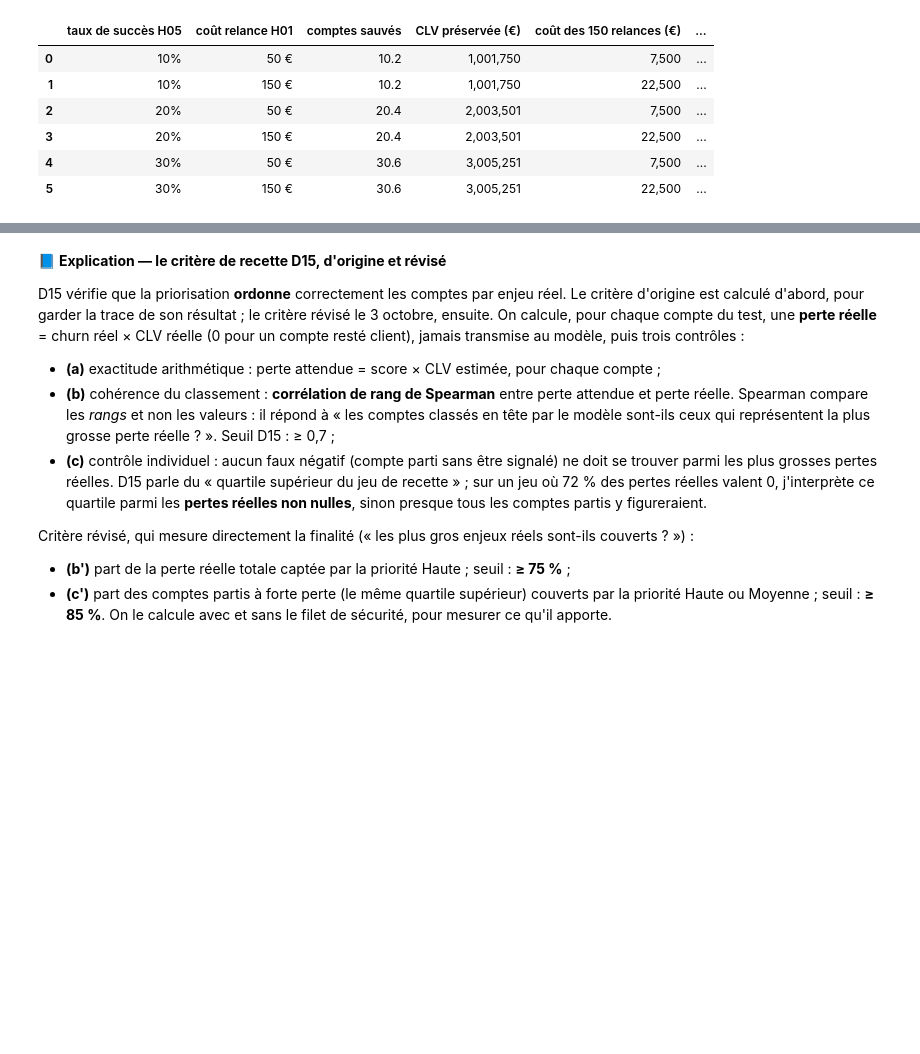
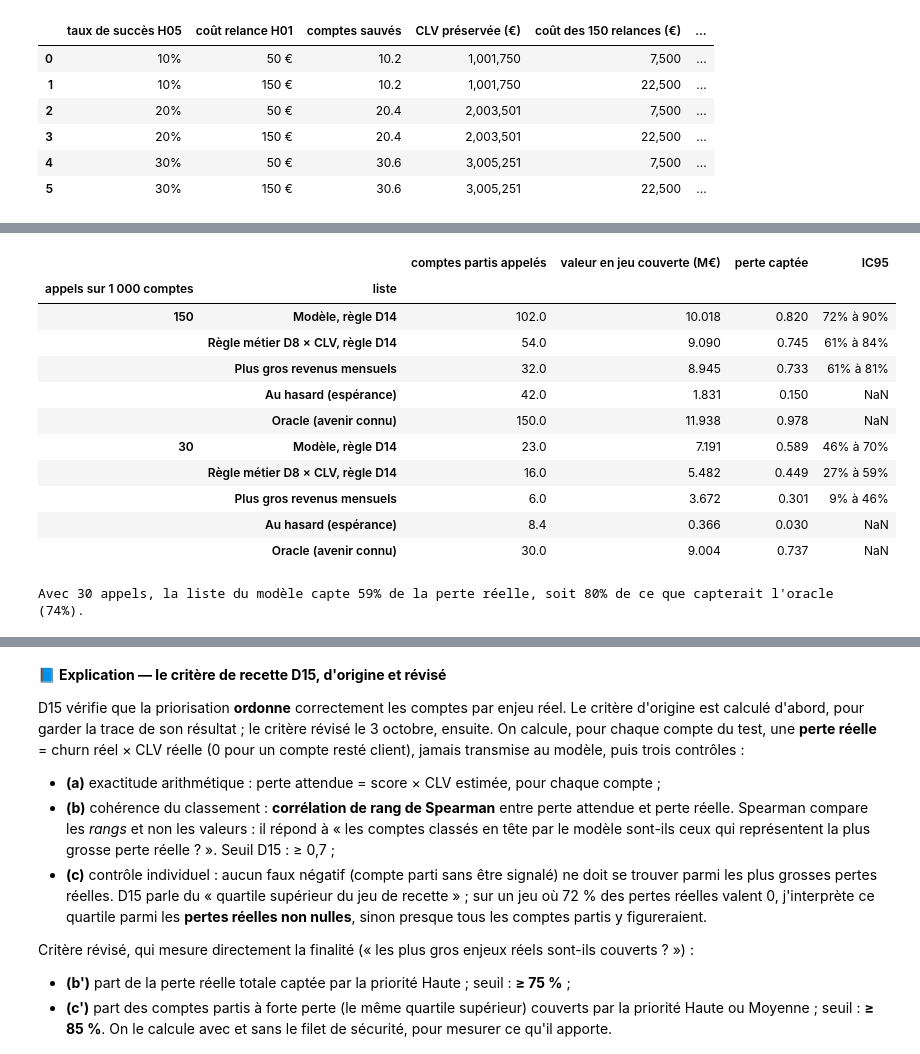
Before and after one commit to guillaumesaidani-coder/churn_saas, a Jupyter notebook: reports/notebooks/notebook_certifiant_churn_saas.ipynb, the cells around one changed output, grey strips where cells are left out. Cells and saved outputs as stored; diff of their text form; code cells hidden in the pictures; blank space fills up the shorter version.

```diff
--- a/reports/notebooks/notebook_certifiant_churn_saas.ipynb
+++ b/reports/notebooks/notebook_certifiant_churn_saas.ipynb
@@ -3883,6 +4264,17 @@ synthese_churn = pd.DataFrame({
 display(synthese_churn.round(3))
 print(f"Critère D8 sur le test : gain de PR-AUC = {metriques_test['gain_pr_auc_vs_D8']:+.3f} "
       f"(exigé : +{GAIN_MIN_D8}) -> {'respecté' if metriques_test['critere_D8_respecte'] else 'NON respecté'}")
+
+generateur_d8 = np.random.default_rng(RANDOM_STATE)
+ecarts_d8 = []
+for _ in range(2000):
+    t = generateur_d8.integers(0, len(y_test), len(y_test))
+    ecarts_d8.append(average_precision_score(y_test.iloc[t], proba_test[t])
+                     - average_precision_score(y_test.iloc[t], score_regle_test.iloc[t]))
+ecarts_d8 = np.array(ecarts_d8)
+ic_d8 = np.percentile(ecarts_d8, [2.5, 97.5])
+print(f"Gain sur la règle D8 : intervalle de confiance à 95 % (bootstrap du test) de {ic_d8[0]:+.3f} à {ic_d8[1]:+.3f} ; "
+      f"{np.mean(ecarts_d8 < GAIN_MIN_D8):.0%} des tirages sous le seuil de +{GAIN_MIN_D8}")
 # %% [output]
 |  | validation croisée (train) | test | baseline métier D8 (test) |
 | PR-AUC | 0.785 | 0.748 | 0.593 |
@@ -4035,0 +4440,61 @@ témoin (D12–D13) permettra de mesurer l'impact réel.
+# %%
+capacite_production = round(CAPACITE_CSM_D10 * len(test) / 5000)    # 150 appels pour 5 000 comptes -> 30 pour 1 000
+perte_test = (cycle_reel["churn"] * cycle_reel["valeur_vie_client_eur"]).to_numpy()
+churn_cycle = cycle_reel["churn"].to_numpy()
+score_cycle, valeur_cycle = cycle_reel["score_churn"].to_numpy(), cycle_reel["valeur_vie_estimee_eur"].to_numpy()
+revenu_cycle = cycle_reel["revenu_mensuel_recurrent_eur"].to_numpy()
+platt_regle = LogisticRegression().fit(score_regle_train, y_train)
+p_regle_cycle = platt_regle.predict_proba(cycle_reel[["score_regle"]].to_numpy())[:, 1]
+seuil_regle = seuils_decision["Règle métier D8 (calibrée)"]
+LISTES_TEST = {
+    "Modèle, règle D14": lambda idx: (idx[score_cycle[idx] >= SEUIL_D9], score_cycle * valeur_cycle),
+    "Règle métier D8 × CLV, règle D14": lambda idx: (idx[p_regle_cycle[idx] >= seuil_regle], p_regle_cycle * valeur_cycle),
+    "Plus gros revenus mensuels": lambda idx: (idx, revenu_cycle),
+}
+
+
+def appels_test(idx, k, nom):
+    eligibles, cle = LISTES_TEST[nom](idx)
+    return eligibles[np.argsort(-cle[eligibles], kind="stable")][:k]
+
+
+generateur_test = np.random.default_rng(RANDOM_STATE)
+tirages_test = [generateur_test.integers(0, len(perte_test), len(perte_test)) for _ in range(1000)]
+tous_test = np.arange(len(perte_test))
+lignes_echelle = []
+for k in (CAPACITE_CSM_D10, capacite_production):
+    for nom in LISTES_TEST:
+        appeles = appels_test(tous_test, k, nom)
+        boot = [perte_test[appels_test(t, k, nom)].sum() / perte_test[t].sum() for t in tirages_test]
+        lignes_echelle.append({"appels sur 1 000 comptes": k, "liste": nom,
+                               "comptes partis appelés": int(churn_cycle[appeles].sum()),
+                               "valeur en jeu couverte (M€)": perte_test[appeles].sum() / 1e6,
+                               "perte captée": perte_test[appeles].sum() / perte_test.sum(),
+                               "IC95": f"{np.percentile(boot, 2.5):.0%} à {np.percentile(boot, 97.5):.0%}"})
+    lignes_echelle.append({"appels sur 1 000 comptes": k, "liste": "Au hasard (espérance)",
+                           "comptes partis appelés": round(k * churn_cycle.mean(), 1),
+                           "valeur en jeu couverte (M€)": k * perte_test.mean() / 1e6, "perte captée": k / len(perte_test)})
+    lignes_echelle.append({"appels sur 1 000 comptes": k, "liste": "Oracle (avenir connu)",
+                           "comptes partis appelés": int(min(k, churn_cycle.sum())),
+                           "valeur en jeu couverte (M€)": np.sort(perte_test)[::-1][:k].sum() / 1e6,
+                           "perte captée": np.sort(perte_test)[::-1][:k].sum() / perte_test.sum()})
+echelle = pd.DataFrame(lignes_echelle).set_index(["appels sur 1 000 comptes", "liste"])
+display(echelle.round(3))
+capte_production = echelle.loc[(capacite_production, "Modèle, règle D14"), "perte captée"]
+oracle_production = echelle.loc[(capacite_production, "Oracle (avenir connu)"), "perte captée"]
+print(f"Avec {capacite_production} appels, la liste du modèle capte {capte_production:.0%} de la perte réelle, "
+      f"soit {capte_production / oracle_production:.0%} de ce que capterait l'oracle ({oracle_production:.0%}).")
+# %% [output]
+|  |  | comptes partis appelés | valeur en jeu couverte (M€) | perte captée | IC95 |
+| appels sur 1 000 comptes | liste |  |  |  |  |
+| 150 | Modèle, règle D14 | 102.0 | 10.018 | 0.820 | 72% à 90% |
+|  | Règle métier D8 × CLV, règle D14 | 54.0 | 9.090 | 0.745 | 61% à 84% |
+|  | Plus gros revenus mensuels | 32.0 | 8.945 | 0.733 | 61% à 81% |
+|  | Au hasard (espérance) | 42.0 | 1.831 | 0.150 | NaN |
+|  | Oracle (avenir connu) | 150.0 | 11.938 | 0.978 | NaN |
+| 30 | Modèle, règle D14 | 23.0 | 7.191 | 0.589 | 46% à 70% |
+|  | Règle métier D8 × CLV, règle D14 | 16.0 | 5.482 | 0.449 | 27% à 59% |
+|  | Plus gros revenus mensuels | 6.0 | 3.672 | 0.301 | 9% à 46% |
+|  | Au hasard (espérance) | 8.4 | 0.366 | 0.030 | NaN |
+|  | Oracle (avenir connu) | 30.0 | 9.004 | 0.737 | NaN |
+Avec 30 appels, la liste du modèle capte 59% de la perte réelle, soit 80% de ce que capterait l'oracle (74%).
```
Also changed, not shown: parts of 50 cells of this notebook, 5 other files.
